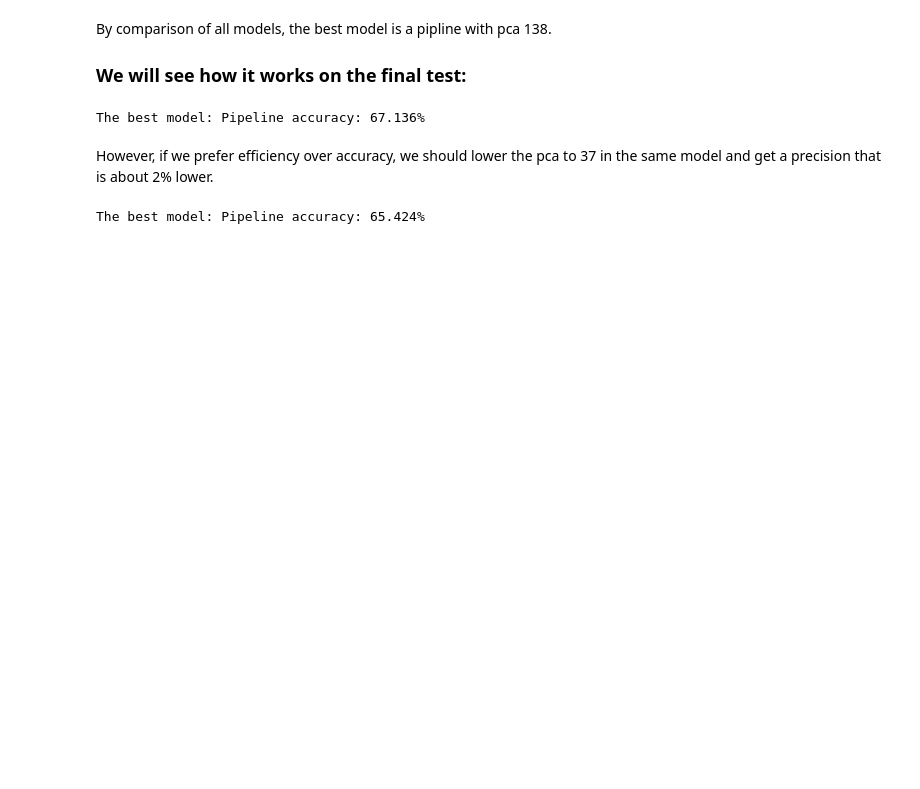
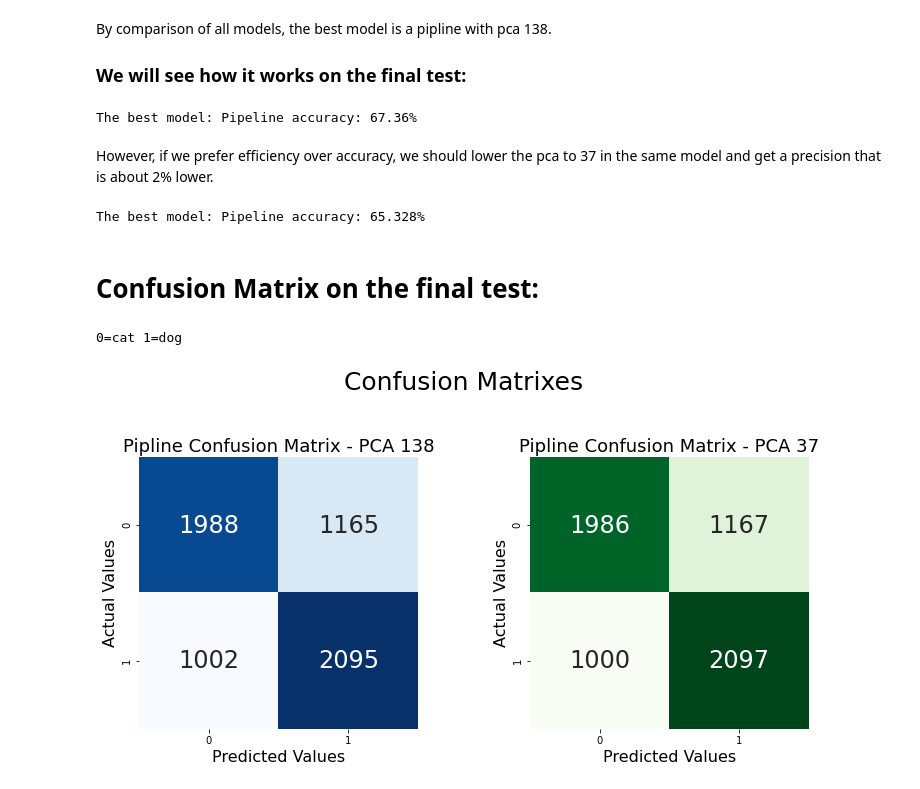
Before and after one commit to TairMazriv/FinalProject, a Jupyter notebook: Dogs vs Cats.ipynb, the cells around one changed output. Cells and saved outputs as stored; diff of their text form; code cells hidden in the pictures; blank space fills up the shorter version.

```diff
--- a/Dogs vs Cats.ipynb
+++ b/Dogs vs Cats.ipynb
@@ -527,11 +527,15 @@ vot.fit(X_train, y_train)
 vot_predict2 = vot.predict(X_test)
 
 # Define xgb_predict2 according to the pca that gives the best accuracy:
+pca = PCA(n_components = 40)
+X_train = pca.fit_transform(x_train)
+X_test = pca.transform(x_test)
+explained_variance = pca.explained_variance_ratio_
 xgb.fit(X_train, y_train)
 xgb_predict2 = xgb.predict(X_test)
 
 # Define ran_predict2 according to the pca that gives the best accuracy:
-pca = PCA(n_components = 36)
+pca = PCA(n_components = 34)
 X_train = pca.fit_transform(x_train)
 X_test = pca.transform(x_test)
 explained_variance = pca.explained_variance_ratio_
@@ -601,7 +605,7 @@ pip_predict3 = pip.predict(X_Test2)
 pip_accuracy3 = accuracy_score(Y_Test, pip_predict3)*100
 print ("The best model: Pipeline accuracy: " + str(pip_accuracy3) + "%")
 # %% [output]
-The best model: Pipeline accuracy: 67.136%
+The best model: Pipeline accuracy: 67.36%
 # %% [markdown]
 However, if we prefer efficiency over accuracy, we should lower the pca to 37 in the same model and get a precision that is about 2% lower.
 # %%
@@ -612,8 +616,37 @@ explained_variance = pca.explained_variance_ratio_
 
 pip = Pipeline([('scaler', StandardScaler()), ('svc', SVC())])
 pip.fit(X_Train2, y_train)
-pip_predict3 = pip.predict(X_Test2)
-pip_accuracy3 = accuracy_score(Y_Test, pip_predict3)*100
+pip_predict4 = pip.predict(X_Test2)
+pip_accuracy3 = accuracy_score(Y_Test, pip_predict4)*100
 print ("The best model: Pipeline accuracy: " + str(pip_accuracy3) + "%")
 # %% [output]
-The best model: Pipeline accuracy: 65.424%
+The best model: Pipeline accuracy: 65.328%
+# %% [markdown]
+# Confusion Matrix on the final test:
+# %%
+confusion1 = metrics.confusion_matrix(Y_Test, pip_predict3)
+confusion2 = metrics.confusion_matrix(Y_Test, pip_predict4)
+# %%
+plt.figure(figsize=(12,12))
+
+plt.suptitle("Confusion Matrixes",fontsize=25)
+plt.subplots_adjust(wspace = 0.4, hspace= 0.4)
+
+plt.subplot(2,2,1)
+plt.title("Pipline Confusion Matrix - PCA 138",fontsize=18)
+sns.heatmap(confusion1,annot=True,cmap="Blues", fmt="d",cbar=False, annot_kws={"size": 24})
+plt.xlabel("Predicted Values",fontsize=16)
+plt.ylabel("Actual Values",fontsize=16)
+
+plt.subplot(2,2,2)
+plt.title("Pipline Confusion Matrix - PCA 37",fontsize=18)
+sns.heatmap(confusion2,annot=True,cmap="Greens",fmt="d",cbar=False, annot_kws={"size": 24})
+plt.xlabel("Predicted Values",fontsize=16)
+plt.ylabel("Actual Values",fontsize=16)
+
+print("0=cat", "1=dog")
+
+plt.show()
+# %% [output]
+0=cat 1=dog
+[figure, added]
```
Also changed, not shown: parts of 16 cells of this notebook, 1 other file.
